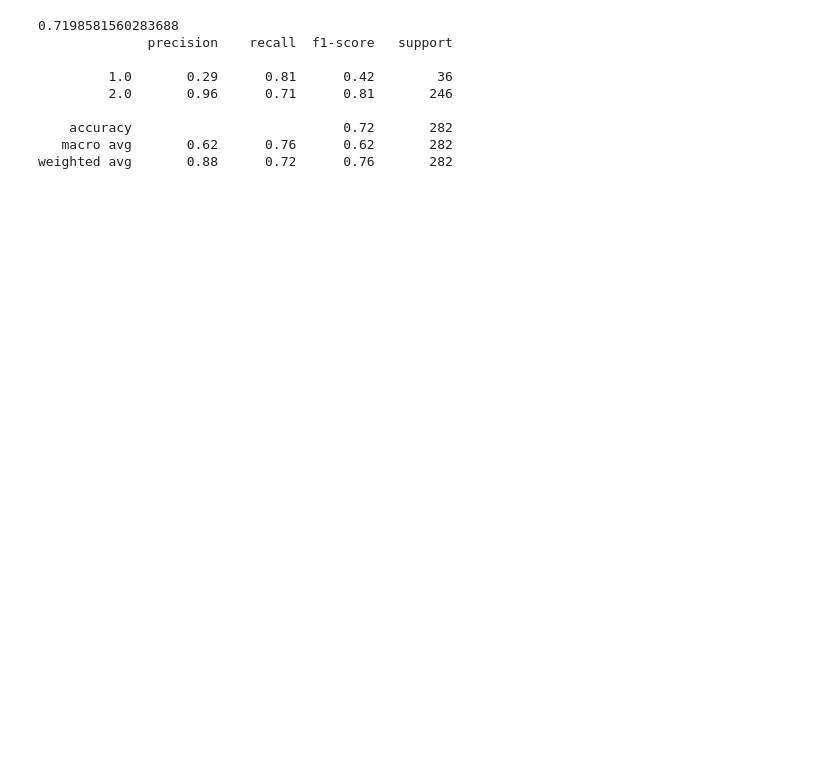
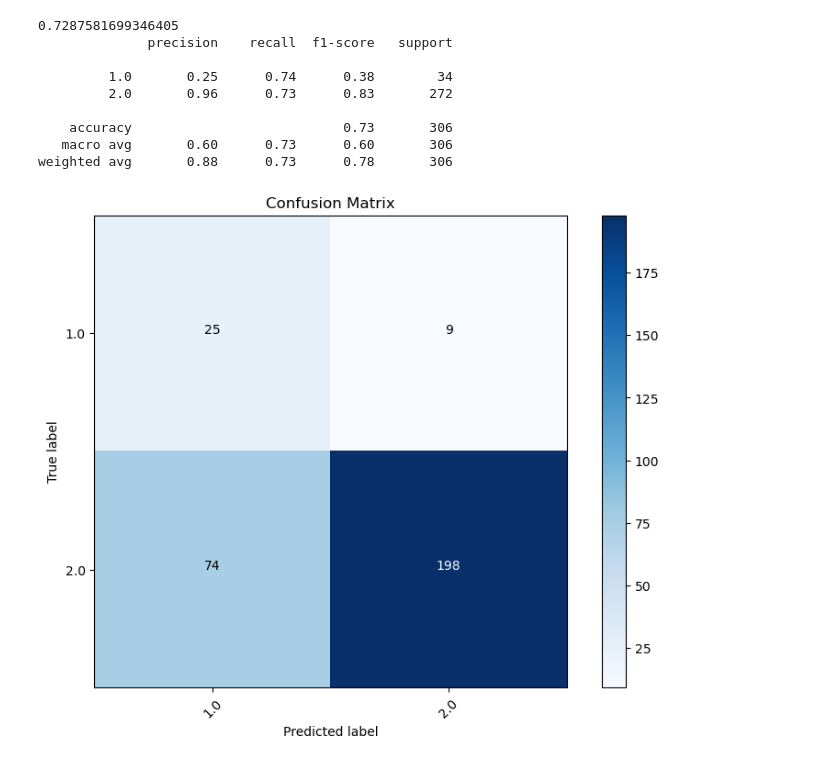
Before and after one commit to VeryBearyAndy/AML_P1_KNN, a Jupyter notebook: Project1_Regression.ipynb, the cells around one changed output. Cells and saved outputs as stored; diff of their text form; code cells hidden in the pictures; blank space fills up the shorter version.

```diff
--- a/Project1_Regression.ipynb
+++ b/Project1_Regression.ipynb
@@ -9,17 +13,23 @@ from sklearn.pipeline import make_pipeline
 # %%
+#initial run where data sets are balanced
+
 people_df = pd.read_csv("NHANES_data_train.csv")
+#partition data sets
 trainDf, testDf = train_test_split(people_df, test_size = 0.2, random_state = None)
 
+#get counts
 MIcount = (trainDf["MI"] == 1).sum()
 noMIcount = (trainDf["MI"] == 2).sum()
 testMIcount = (testDf["MI"] == 1).sum()
 testnoMIcount = (testDf["MI"] == 2).sum()
 
+#Balance data sets
 dirtyTrainMI_sample = trainDf[trainDf["MI"] == 1]
 cleanTrainNoMISample = ((trainDf[trainDf["MI"] == 2]).dropna())
 noMIcount = (cleanTrainNoMISample["MI"] == 2).sum()
 cleanTrainNoMISample = cleanTrainNoMISample.sample(frac=(MIcount/noMIcount))
 
+#clean data sets
 dirtyTestMI_sample = testDf[testDf["MI"] == 1]
 cleanTestNoMISample = ((testDf[testDf["MI"] == 2]).dropna())
 
@@ -31,33 +41,58 @@ cleanTrainMI = pd.DataFrame(crudeCleanTrainMI, columns = dirtyTrainMI_sample.col
 crudeCleanTestMI = imputer.fit_transform(dirtyTestMI_sample)
 cleanTestMI = pd.DataFrame(crudeCleanTestMI, columns = dirtyTestMI_sample.columns)
 
+#partition final samples
 fTrainSample = (pd.concat([cleanTrainMI, cleanTrainNoMISample])).sample(frac=1)
 fTestSample = (pd.concat([cleanTestMI, cleanTestNoMISample])).sample(frac=1)
 
+#partition test and train
 xTrain = fTrainSample.drop("MI", axis = 1)
 yTrain = fTrainSample["MI"]
-
 xTest = fTestSample.drop("MI", axis=1)
 yTest = fTestSample["MI"]  # Corrected to use fTestSample
 
-
+#instanciate the object
 lr = LogisticRegression(random_state= 0)
 scaler = StandardScaler()
 pipeline = make_pipeline(scaler, lr)
 pipeline.fit(xTrain, yTrain)
 
+#pipe it through a scalar
 yPred = pipeline.predict(xTest)
 
-from sklearn.metrics import accuracy_score, classification_report
+#print results
 print(accuracy_score(yTest, yPred))
 print(classification_report(yTest, yPred))
+cm = confusion_matrix(yTest, yPred)
 # %% [output]
-0.7198581560283688
+0.7287581699346405
               precision    recall  f1-score   support
 
-         1.0       0.29      0.81      0.42        36
-         2.0       0.96      0.71      0.81       246
+         1.0       0.25      0.74      0.38        34
+         2.0       0.96      0.73      0.83       272
 
-    accuracy                           0.72       282
-   macro avg       0.62      0.76      0.62       282
-weighted avg       0.88      0.72      0.76       282
+    accuracy                           0.73       306
+   macro avg       0.60      0.73      0.60       306
+weighted avg       0.88      0.73      0.78       306
+# %%
+plt.figure(figsize=(8, 6))
+plt.imshow(cm, interpolation='nearest', cmap=plt.cm.Blues)
+plt.title('Confusion Matrix')
+plt.colorbar()
+tick_marks = np.arange(len(set(yTest)))  # Assuming yTest contains your classes
+plt.xticks(tick_marks, set(yTest), rotation=45)
+plt.yticks(tick_marks, set(yTest))
+
+# Labeling the plot
+thresh = cm.max() / 2.
+for i, j in itertools.product(range(cm.shape[0]), range(cm.shape[1])):
+    plt.text(j, i, cm[i, j],
+             horizontalalignment="center",
+             color="white" if cm[i, j] > thresh else "black")
+
+plt.tight_layout()
+plt.ylabel('True label')
+plt.xlabel('Predicted label')
+plt.show()
+# %% [output]
+[figure, added]
```
Also changed, not shown: parts of 4 cells of this notebook, 1 other file.
